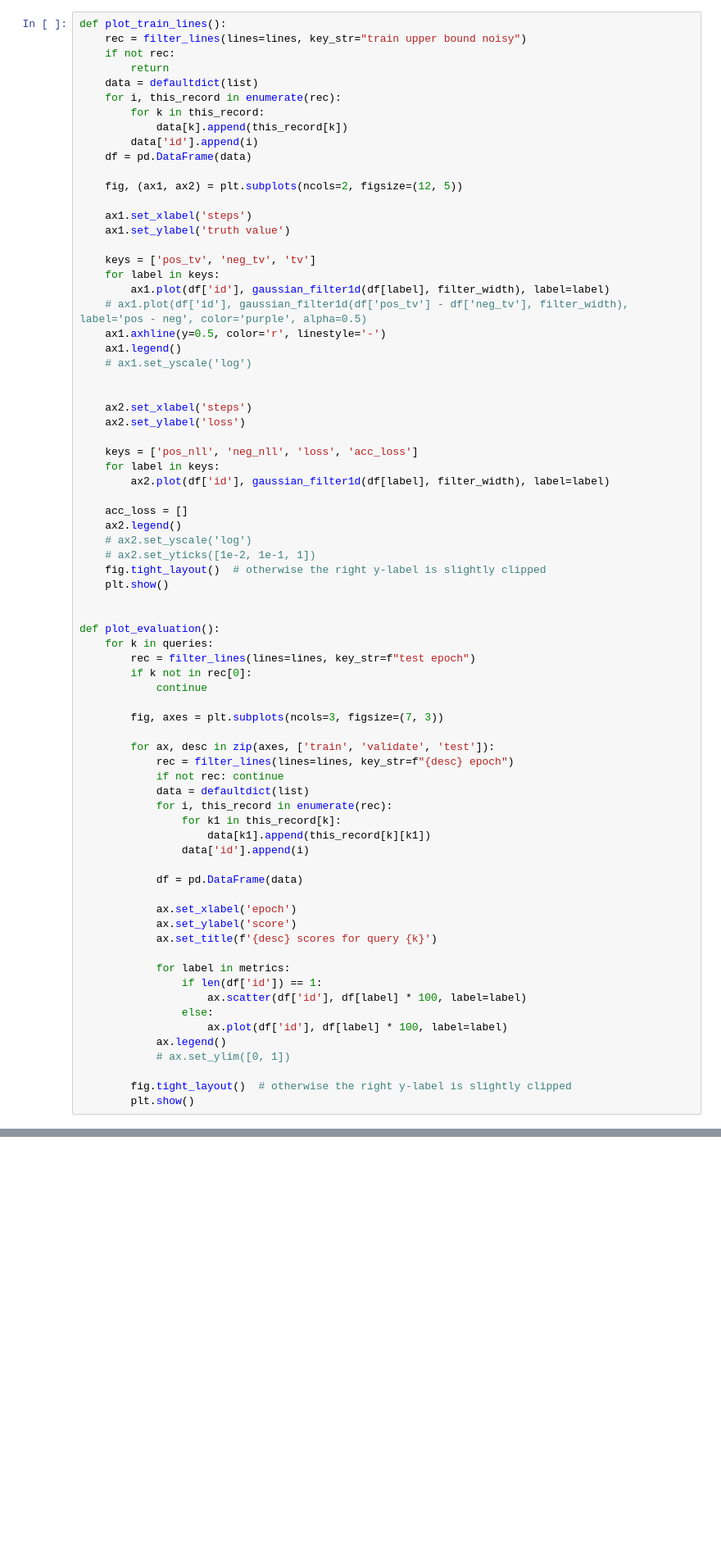
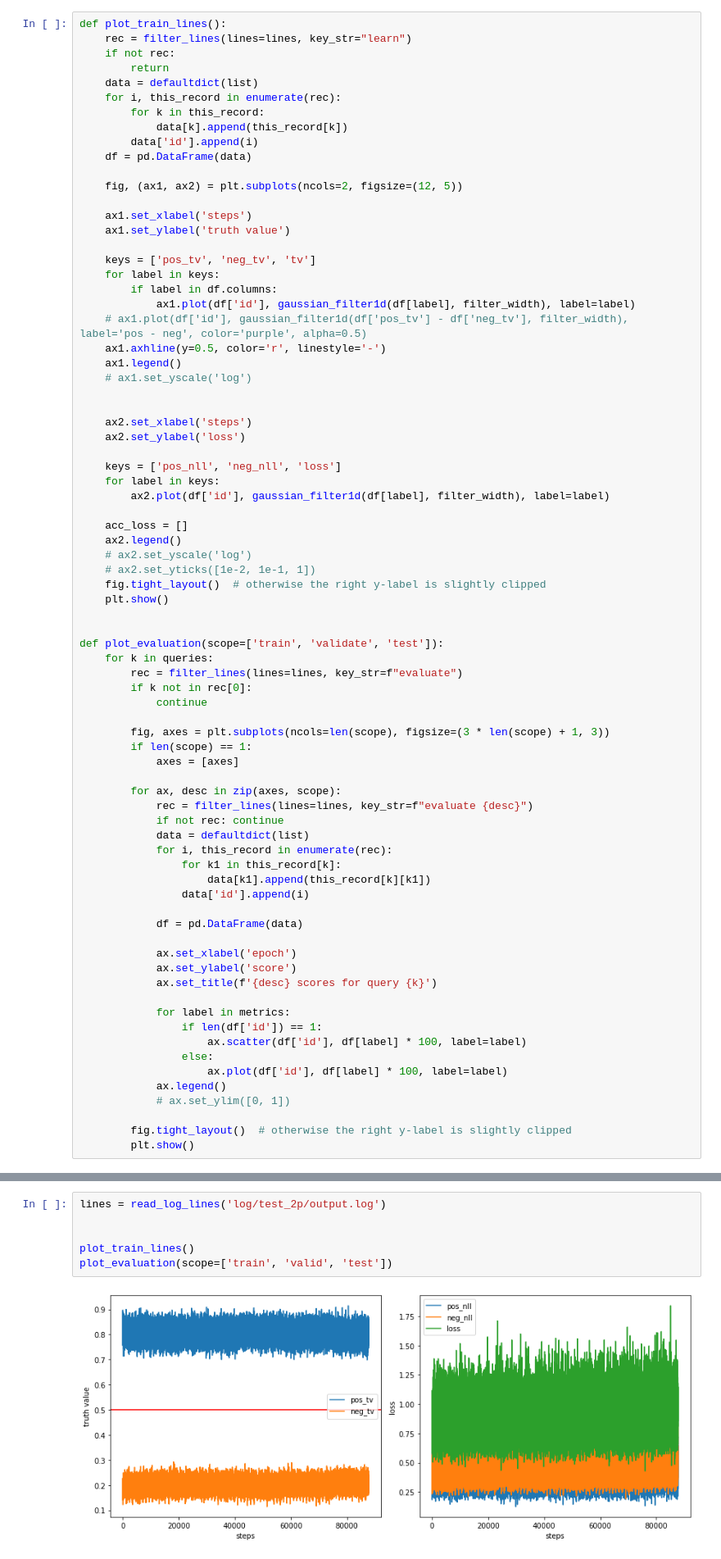
Before and after one commit to rabi-fei/Soft-Queries-on-Uncertain-KG, a Jupyter notebook: vis.ipynb, the cells around one changed output, grey strips where cells are left out. Shown at 82% size. Cells and saved outputs as stored; diff of their text form; blank space fills up the shorter version.

```diff
--- a/vis.ipynb
+++ b/vis.ipynb
@@ -43,7 +43,7 @@ def filter_lines(lines, key_str):
     return rec
 # %%
 def plot_train_lines():
-    rec = filter_lines(lines=lines, key_str="train upper bound noisy")
+    rec = filter_lines(lines=lines, key_str="learn")
     if not rec:
         return
     data = defaultdict(list)
@@ -60,7 +60,8 @@ def plot_train_lines():
 
     keys = ['pos_tv', 'neg_tv', 'tv']
     for label in keys:
-        ax1.plot(df['id'], gaussian_filter1d(df[label], filter_width), label=label)
+        if label in df.columns:
+            ax1.plot(df['id'], gaussian_filter1d(df[label], filter_width), label=label)
     # ax1.plot(df['id'], gaussian_filter1d(df['pos_tv'] - df['neg_tv'], filter_width), label='pos - neg', color='purple', alpha=0.5)
     ax1.axhline(y=0.5, color='r', linestyle='-')
     ax1.legend()
@@ -70,7 +71,7 @@ def plot_train_lines():
     ax2.set_xlabel('steps')
     ax2.set_ylabel('loss')
 
-    keys = ['pos_nll', 'neg_nll', 'loss', 'acc_loss']
+    keys = ['pos_nll', 'neg_nll', 'loss']
     for label in keys:
         ax2.plot(df['id'], gaussian_filter1d(df[label], filter_width), label=label)
 
@@ -82,16 +83,18 @@ def plot_train_lines():
     plt.show()
 
 
-def plot_evaluation():
+def plot_evaluation(scope=['train', 'validate', 'test']):
     for k in queries:
-        rec = filter_lines(lines=lines, key_str=f"test epoch")
+        rec = filter_lines(lines=lines, key_str=f"evaluate")
         if k not in rec[0]:
             continue
 
-        fig, axes = plt.subplots(ncols=3, figsize=(7, 3))
+        fig, axes = plt.subplots(ncols=len(scope), figsize=(3 * len(scope) + 1, 3))
+        if len(scope) == 1:
+            axes = [axes]
 
-        for ax, desc in zip(axes, ['train', 'validate', 'test']):
-            rec = filter_lines(lines=lines, key_str=f"{desc} epoch")
+        for ax, desc in zip(axes, scope):
+            rec = filter_lines(lines=lines, key_str=f"evaluate {desc}")
             if not rec: continue
             data = defaultdict(list)
             for i, this_record in enumerate(rec):
@@ -138,3 +141,11 @@ def evaluation_to_tables(line, verbose=True):
         pass
 
     return df
+# %%
+lines = read_log_lines('log/test_2p/output.log')
+
+
+plot_train_lines()
+plot_evaluation(scope=['train', 'valid', 'test'])
+# %% [output]
+[figure, added]
```
Also changed, not shown: parts of 8 cells of this notebook, 3 other files.
